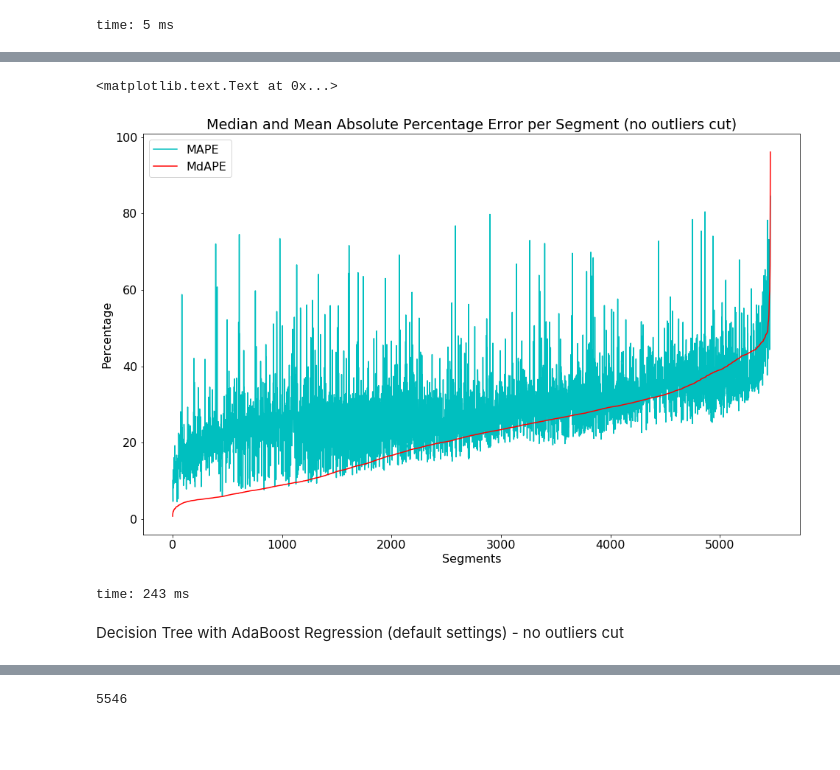
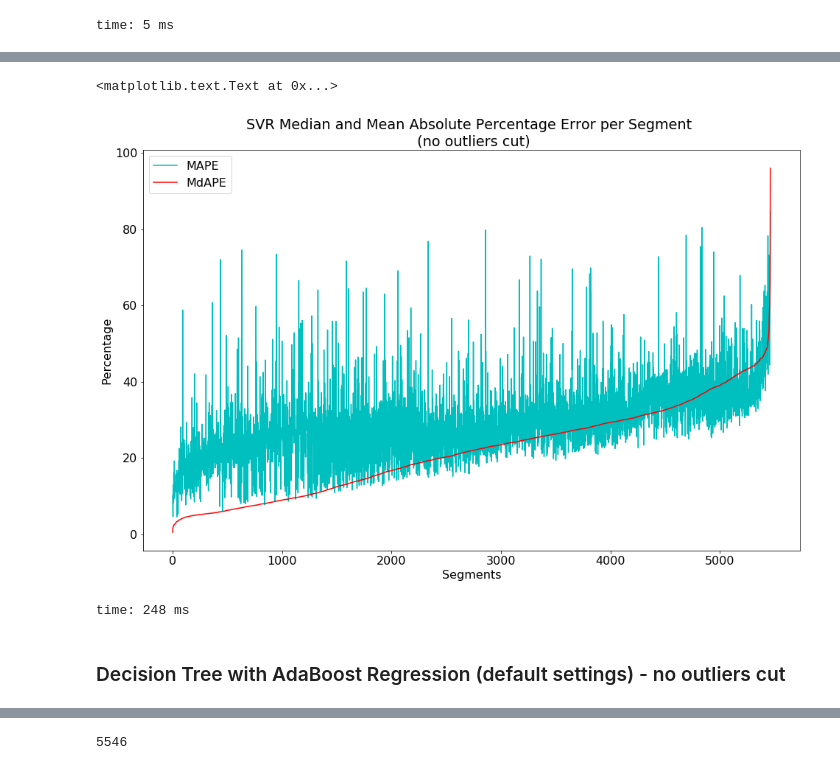
Before and after one commit to fuchsiana/Team10_DublinBusProject, a Jupyter notebook: project/Final_Model_Production+Results/model_results_charts_and_averages.ipynb, the cells around one changed output, grey strips where cells are left out. Saved outputs shown, nothing was run; the diff lists cells and outputs as text; code cells hidden in the pictures; blank space fills up the shorter version.

```diff
--- a/project/Final_Model_Production+Results/model_results_charts_and_averages.ipynb
+++ b/project/Final_Model_Production+Results/model_results_charts_and_averages.ipynb
@@ -18,0 +106,12 @@ from sklearn.cross_validation import train_test_split
+# %%
+fig = plt.figure(figsize=(16,10))
+plt.rc('font', size=16)
+ax = fig.add_subplot(111)
+
+ax.plot(gbr_noc.MAPE, label='MAPE', color='c')
+ax.plot(gbr_noc.MdAPE, label='MdAPE', color='r')
+
+ax.set_title('GBR Median and Mean Absolute Percentage Error per Segment \n (no outliers cut)')
+ax.legend(loc='upper left')
+ax.set_ylabel('Percentage')
+ax.set_xlabel('Segments')
@@ -395,21 +502,21 @@ time: 4 ms
 # %%
 fig3 = plt.figure(figsize=(16,10))
 plt.rc('font', size=16)
 ax3 = fig3.add_subplot(111)
 
 ax3.plot(svr.MAPE, label='MAPE', color='c')
 ax3.plot(svr.MdAPE, label='MdAPE', color='r')
 
-ax3.set_title('Median and Mean Absolute Percentage Error per Segment (no outliers cut)')
+ax3.set_title('SVR Median and Mean Absolute Percentage Error per Segment \n (no outliers cut)')
 ax3.legend(loc='upper left')
 ax3.set_ylabel('Percentage')
 ax3.set_xlabel('Segments')
 # %% [output]
 <matplotlib.text.Text at 0x...>
-[figure, old version]
+[figure, new version]
-time: 243 ms
+time: 248 ms
 # %% [markdown]
-Decision Tree with AdaBoost Regression (default settings) - no outliers cut
+### Decision Tree with AdaBoost Regression (default settings) - no outliers cut
 # %%
 adb = pd.read_csv('model_results_ABR_no_outliers_cut.csv')
 adb.shape[0]
```
Also changed, not shown: parts of 54 cells of this notebook, 13 other files.
